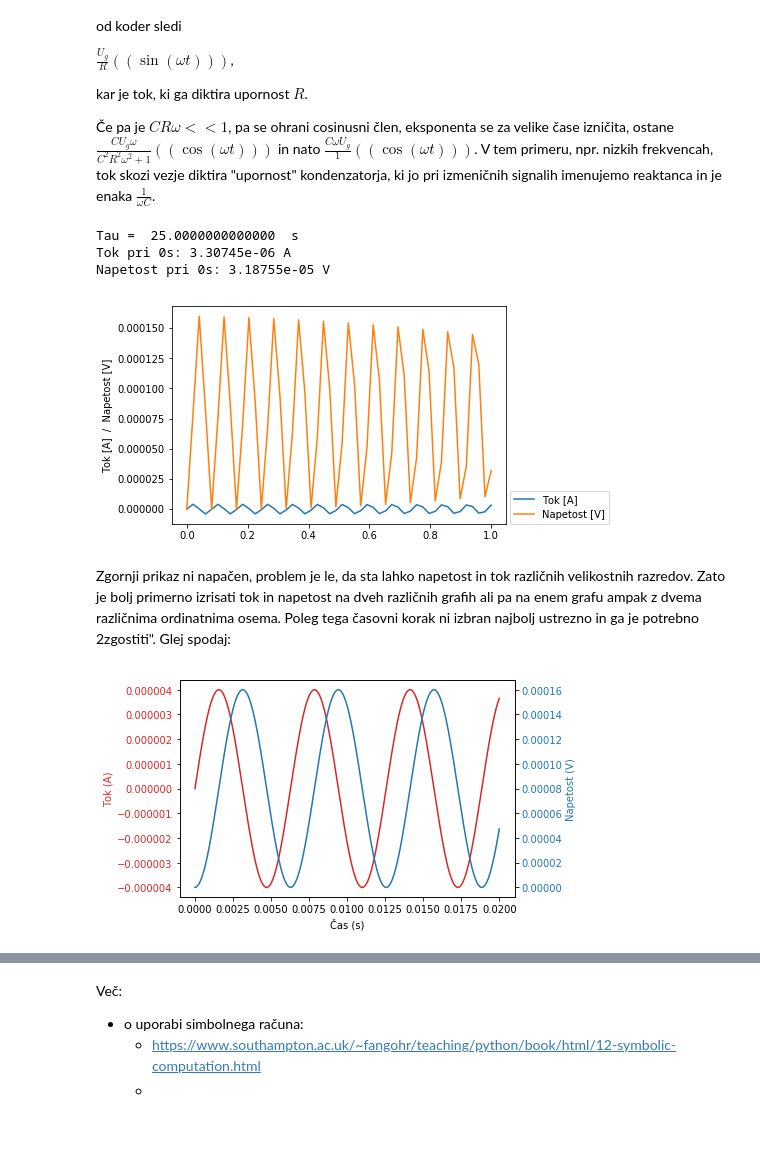
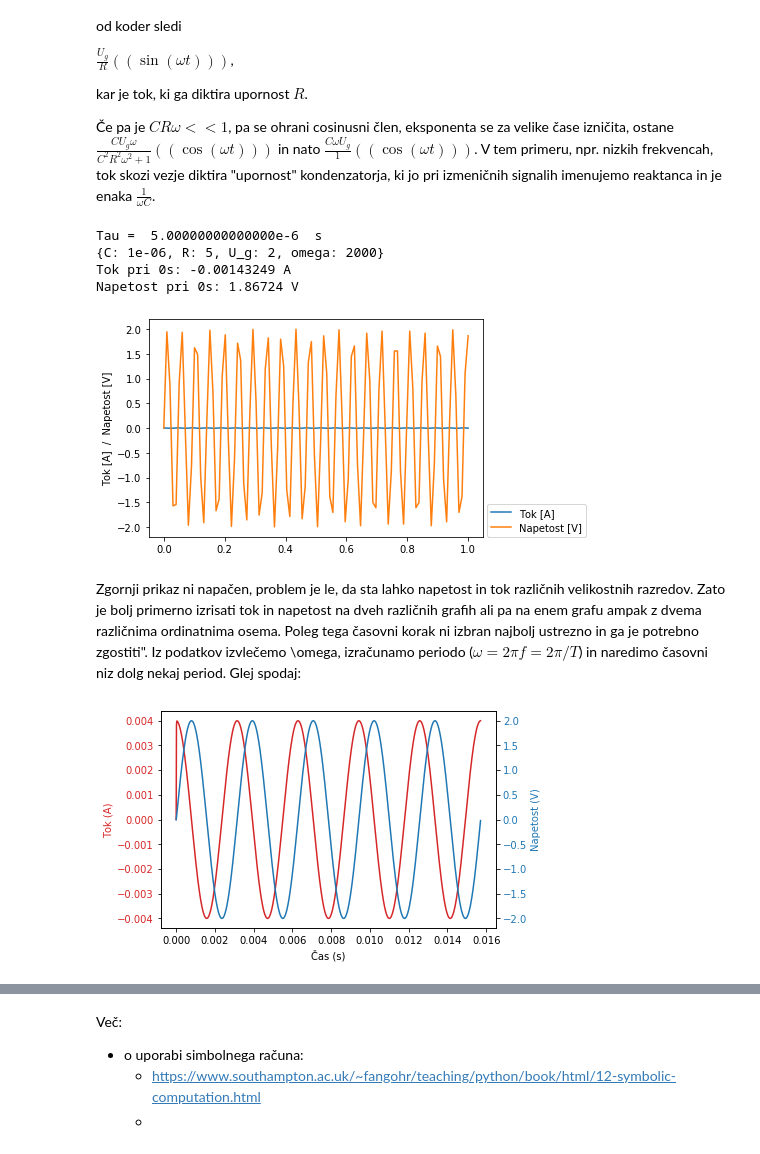
Before and after one commit to osnove/Dodatno, a Jupyter notebook: Primer_diff_enacbe_analiticno.ipynb, the cells around one changed output, grey strips where cells are left out. Drawn from its saved outputs; the diff is of its cells as text; code cells hidden in the pictures.

```diff
--- a/Primer_diff_enacbe_analiticno.ipynb
+++ b/Primer_diff_enacbe_analiticno.ipynb
@@ -235,22 +270,23 @@ kar je tok, ki ga diktira upornost $R$.
 $\frac{C U_g \omega }{C^{2} R^{2} \omega^{2}+1} \left(\left(\cos{\left (\omega t \right )}\right) \right)$ in nato
 $\frac{C \omega U_g}{1} \left(\left(\cos{\left (\omega t \right )}\right) \right)$. V tem primeru, npr. nizkih frekvencah, tok skozi vezje diktira "upornost" kondenzatorja, ki jo pri izmeničnih signalih imenujemo reaktanca in je enaka $\frac{1}{\omega C}$.
 # %%
-podatki = {C: 5e-5, R: 5e5, Ug: 2, omega:1000}
+podatki = {C: 1e-6, R: 5, Ug: 2, omega:2000}
 tau=R*C  # časovna konstanta
 tau2=tau.subs(podatki)  # numeričen izračun konstante z zamenjavo oz. vstavitvijo vrednosti za L in R
 print('Tau = ',tau2,' s')
-
+print(podatki)
 napetost = lambdify(t,u2.args[1].subs(podatki), 'numpy')  # napetost kot funkcija časa
 tok = lambdify(t, i2.subs(podatki), 'numpy') # tok kot funkcija časa
 
 print('Tok pri 0s: {:g} A'.format(tok(1)))
 print('Napetost pri 0s: {:g} V'.format(napetost(1)))
 # %% [output]
-Tau =  25.0000000000000  s
-Tok pri 0s: 3.30745e-06 A
-Napetost pri 0s: 3.18755e-05 V
+Tau =  5.00000000000000e-6  s
+{C: 1e-06, R: 5, U_g: 2, omega: 2000}
+Tok pri 0s: -0.00143249 A
+Napetost pri 0s: 1.86724 V
 # %%
-cas = np.linspace(0, 1, 50)
+cas = np.linspace(0, 1, 100)
 
 def slika():
     plt.plot(cas, tok(cas), 'C0', label='Tok [A]')
@@ -260,27 +296,30 @@ def slika():
     plt.show()
 slika()
 # %% [output]
-[figure, old version]
+[figure, new version]
 # %% [markdown]
-Zgornji prikaz ni napačen, problem je le, da sta lahko napetost in tok različnih velikostnih razredov. Zato je bolj primerno izrisati tok in napetost na dveh različnih grafih ali pa na enem grafu ampak z dvema različnima ordinatnima osema. Poleg tega časovni korak ni izbran najbolj ustrezno in ga je potrebno 2zgostiti". Glej spodaj:
+Zgornji prikaz ni napačen, problem je le, da sta lahko napetost in tok različnih velikostnih razredov. Zato je bolj primerno izrisati tok in napetost na dveh različnih grafih ali pa na enem grafu ampak z dvema različnima ordinatnima osema. Poleg tega časovni korak ni izbran najbolj ustrezno in ga je potrebno zgostiti". Iz podatkov izvlečemo \omega, izračunamo periodo ($\omega = 2 \pi f = 2\pi /T$) in naredimo časovni niz dolg nekaj period. Glej spodaj:
 # %%
-cas = np.linspace(0, 2e-2, 5000)
+om=podatki.get(omega) # iz slovarja (dictionary) podatki izvlečem vrednosti omege
+T_period=2*np.pi/om  # ena perioda
+cas = np.linspace(0, 5*T_period, 1000)
 
 fig, ax1 = plt.subplots()
 
 color = 'tab:red'
 ax1.set_xlabel('Čas (s)')
 ax1.set_ylabel('Tok (A)', color=color)
 ax1.plot(cas, tok(cas), color=color)
+#ax1.set_ylim(-1e-3,1e-3)
 ax1.tick_params(axis='y', labelcolor=color)
 
 ax2 = ax1.twinx()  # x os za drugi plot naj bo enaka x osi prvega plota
 
 color = 'tab:blue'
 ax2.set_ylabel('Napetost (V)', color=color)
 ax2.plot(cas, napetost(cas), color=color)
 ax2.tick_params(axis='y', labelcolor=color)
 
 plt.show()
 # %% [output]
-[figure, old version]
+[figure, new version]
```
Also changed, not shown: parts of 48 cells of this notebook.
